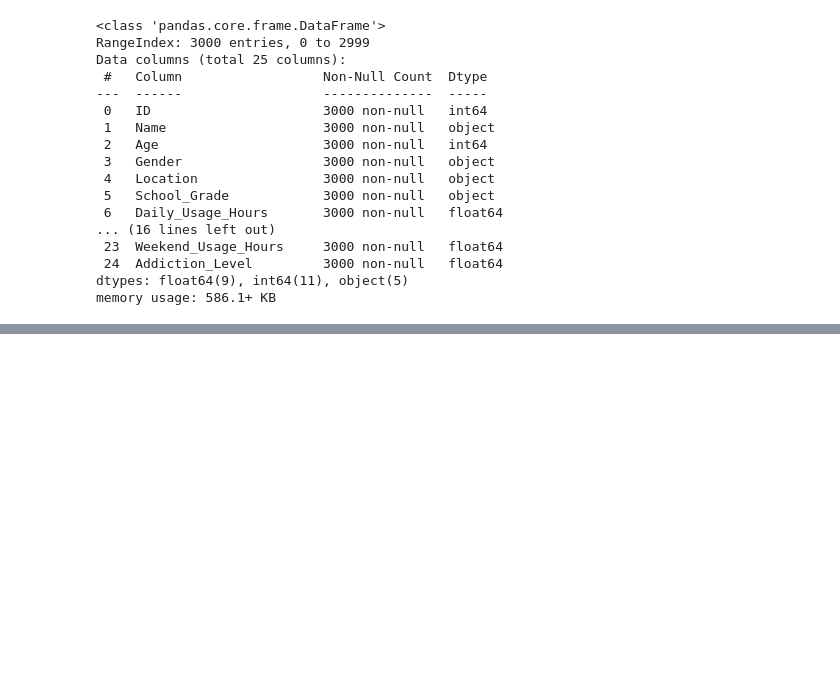
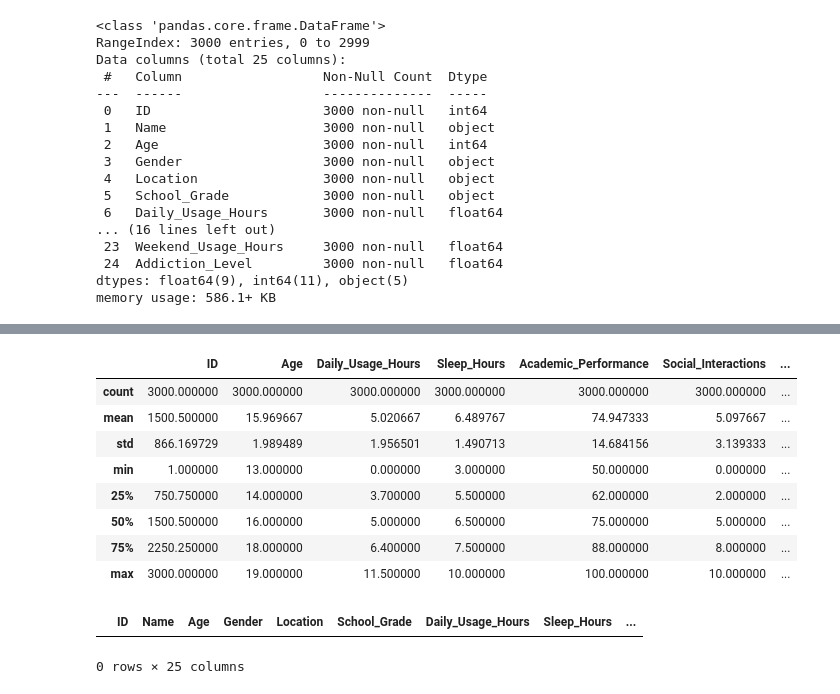
Before and after one commit to medisumeet/SmartPhone_Addiction, a Jupyter notebook: smartphone-addiction.ipynb, the cells around one changed output, grey strips where cells are left out. Cells and saved outputs as stored; diff of their text form; code cells hidden in the pictures; blank space fills up the shorter version.

```diff
--- a/smartphone-addiction.ipynb
+++ b/smartphone-addiction.ipynb
@@ -44,0 +77,17 @@ memory usage: 586.1+ KB
+# %%
+df.describe()
+# %% [output]
+|  | ID | Age | Daily_Usage_Hours | Sleep_Hours | Academic_Performance | Social_Interactions | ... |
+| count | 3000.000000 | 3000.000000 | 3000.000000 | 3000.000000 | 3000.000000 | 3000.000000 | ... |
+| mean | 1500.500000 | 15.969667 | 5.020667 | 6.489767 | 74.947333 | 5.097667 | ... |
+| std | 866.169729 | 1.989489 | 1.956501 | 1.490713 | 14.684156 | 3.139333 | ... |
+| min | 1.000000 | 13.000000 | 0.000000 | 3.000000 | 50.000000 | 0.000000 | ... |
+| 25% | 750.750000 | 14.000000 | 3.700000 | 5.500000 | 62.000000 | 2.000000 | ... |
+| 50% | 1500.500000 | 16.000000 | 5.000000 | 6.500000 | 75.000000 | 5.000000 | ... |
+| 75% | 2250.250000 | 18.000000 | 6.400000 | 7.500000 | 88.000000 | 8.000000 | ... |
+| max | 3000.000000 | 19.000000 | 11.500000 | 10.000000 | 100.000000 | 10.000000 | ... |
+# %%
+df[df.duplicated()]
+# %% [output]
+|  | ID | Name | Age | Gender | Location | School_Grade | Daily_Usage_Hours | Sleep_Hours | ... |
+0 rows × 25 columns
```
Also changed, not shown: parts of 2 cells of this notebook.
